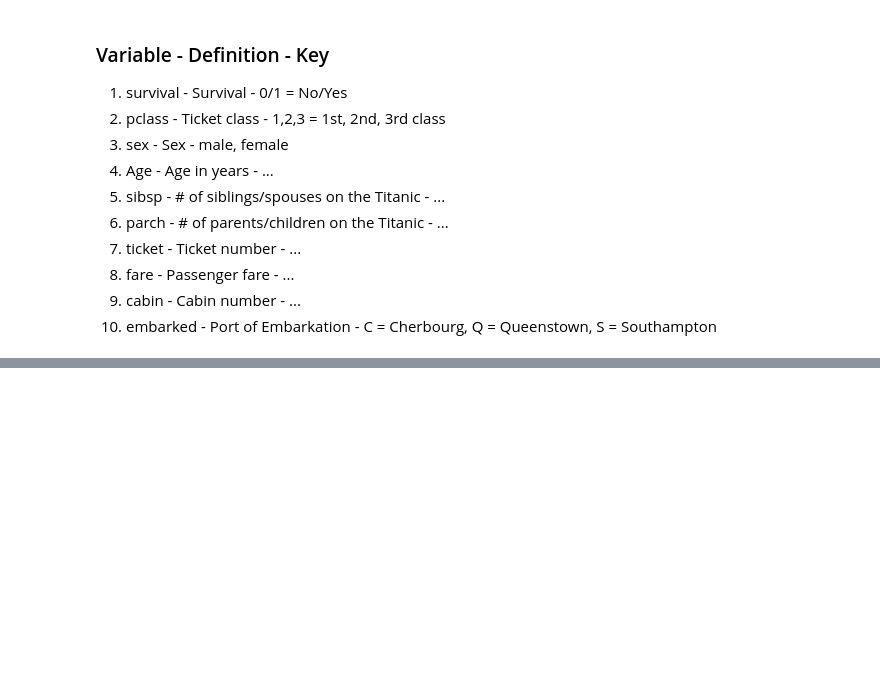
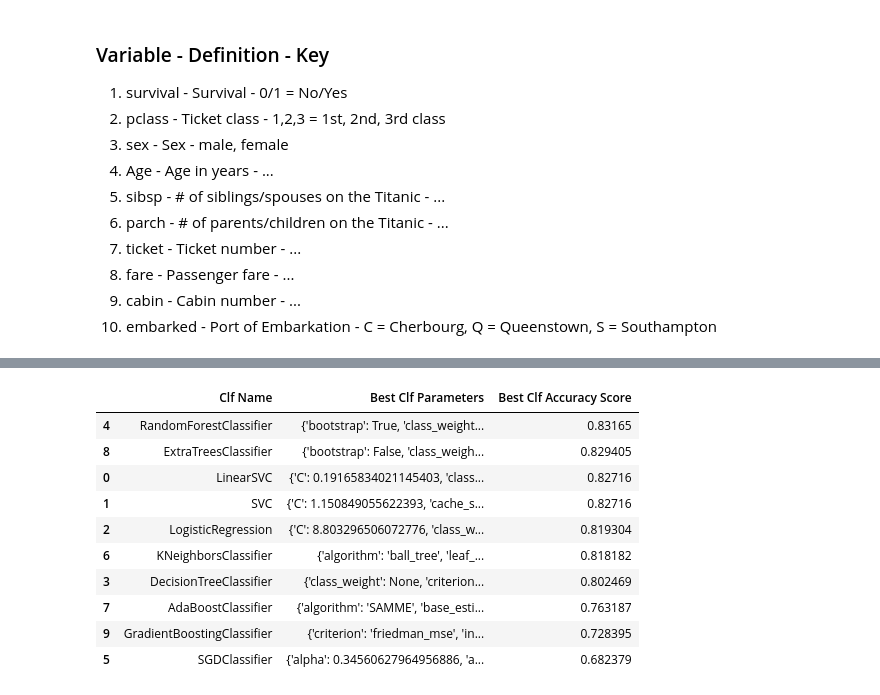
Before and after one commit to Daniel-Wilcox/ADA-874-2019, a Jupyter notebook: Kaggle_Titanic.ipynb, the cells around one changed output, grey strips where cells are left out. Cells and saved outputs as stored; diff of their text form; code cells hidden in the pictures; blank space fills up the shorter version.

```diff
--- a/Kaggle_Titanic.ipynb
+++ b/Kaggle_Titanic.ipynb
@@ -433,10 +597,10 @@ X_test.shape
 #To create new model if pickle already even if pickle exists; load_pkl = False
 load_pkl = True
 
-cv_split=StratifiedKFold(n_splits=4, shuffle=False)
+cv_split=StratifiedKFold(n_splits=10, shuffle=False)
 # %%
 def model_cross_val(clf, name_clf, lp=load_pickle, cv=cv_split):
-    if pickle_exist(str(name_clf)) and lp:
+    if pickle_exist(str(name_clf)) and (lp==True):
         ml_clf = load_pickle(str(name_clf))
     else:
         ml_clf = clf
@@ -452,12 +616,15 @@ clf_options = [
     DecisionTreeClassifier(),
     RandomForestClassifier(),
     SGDClassifier(),
-    KNeighborsClassifier()
-    ]
+    KNeighborsClassifier(),
+    AdaBoostClassifier(DecisionTreeClassifier(),
+                       learning_rate=0.1),
+    ExtraTreesClassifier(),
+    GradientBoostingClassifier()
+]
 
 compare_col = ['Clf Name', 'Clf Parameters', 'Clf Mean Accuracy']
 clf_compare = pd.DataFrame(columns = compare_col)
-
 
 row=0
 
@@ -476,0 +848,28 @@ clf_compare
+# %%
+best_col = ['Clf Name', 'Best Clf Parameters', 'Best Clf Accuracy Score']
+best_compare_rs = pd.DataFrame(columns = best_col)
+
+
+row=0
+
+for clf, param in zip(clf_options, param_option_rs):
+
+    clf_name = clf.__class__.__name__
+    best_compare_rs.loc[row, 'Clf Name'] = clf_name
+
+    print("{}: {}".format(row, clf_name))
+
+
+    #model_grid(clf, clf_name, param)
+    model_rand_gs(clf, clf_name, param)
+
+
+    best_score = max(np.loadtxt((PICKLE_PATH+"/best_score_rs_"+str(clf_name)+".txt"), dtype=float))
+    best_clf = load_pickle("best_rs_"+str(clf_name))
+
+    print("{}: {}\n".format(clf_name, best_clf.get_params))
+
+    best_compare_rs.loc[row, 'Best Clf Parameters'] = str(best_clf.get_params())
+    best_compare_rs.loc[row, 'Best Clf Accuracy Score'] = str(best_score)
+
+    row +=1
@@ -477,3 +943,19 @@ clf_compare
+# %%
+#Random Grid-search
+best_compare_rs.sort_values(by = 'Best Clf Accuracy Score', ascending = False, inplace = True)
+best_compare_rs
+# %% [output]
+|  | Clf Name | Best Clf Parameters | Best Clf Accuracy Score |
+| 4 | RandomForestClassifier | {'bootstrap': True, 'class_weight... | 0.83165 |
+| 8 | ExtraTreesClassifier | {'bootstrap': False, 'class_weigh... | 0.829405 |
+| 0 | LinearSVC | {'C': 0.19165834021145403, 'class... | 0.82716 |
+| 1 | SVC | {'C': 1.150849055622393, 'cache_s... | 0.82716 |
+| 2 | LogisticRegression | {'C': 8.803296506072776, 'class_w... | 0.819304 |
+| 6 | KNeighborsClassifier | {'algorithm': 'ball_tree', 'leaf_... | 0.818182 |
+| 3 | DecisionTreeClassifier | {'class_weight': None, 'criterion... | 0.802469 |
+| 7 | AdaBoostClassifier | {'algorithm': 'SAMME', 'base_esti... | 0.763187 |
+| 9 | GradientBoostingClassifier | {'criterion': 'friedman_mse', 'in... | 0.728395 |
+| 5 | SGDClassifier | {'alpha': 0.34560627964956886, 'a... | 0.682379 |
 # %%
 #Parameters of classifiers (Grid Search):
 
```
Also changed, not shown: parts of 44 cells of this notebook, 58 other files.
